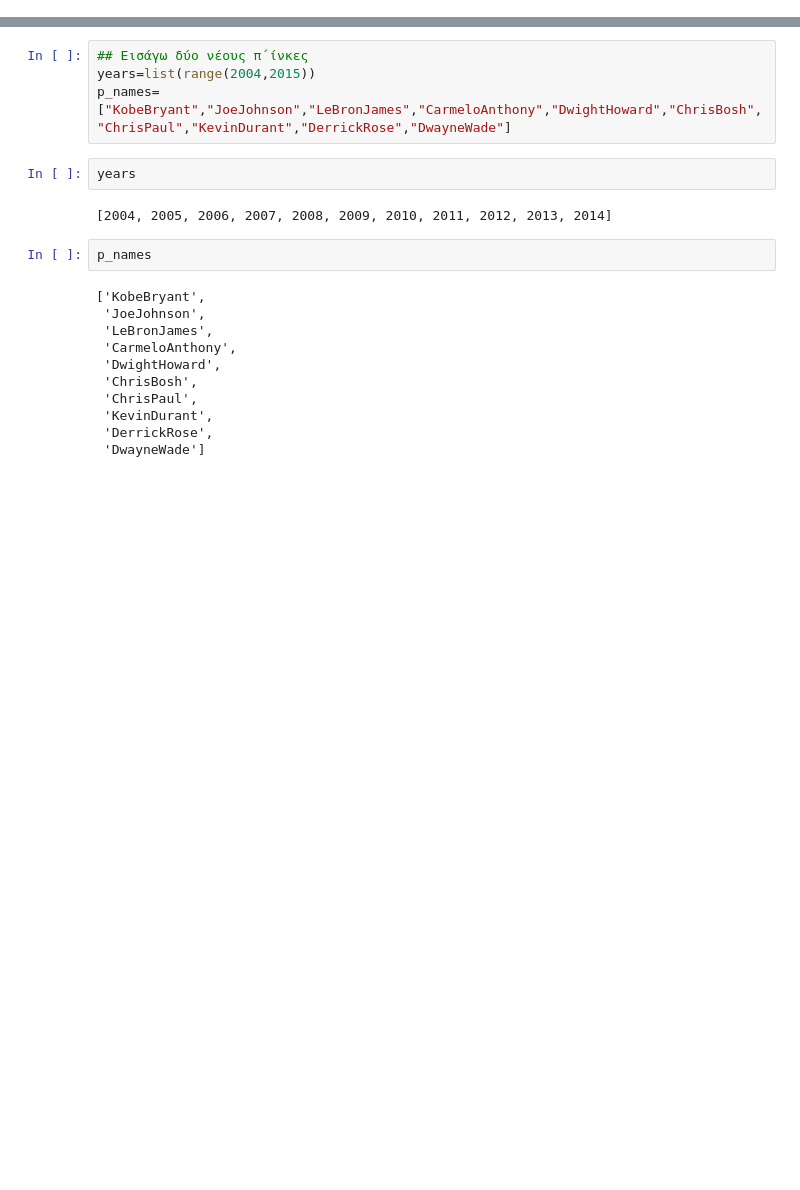
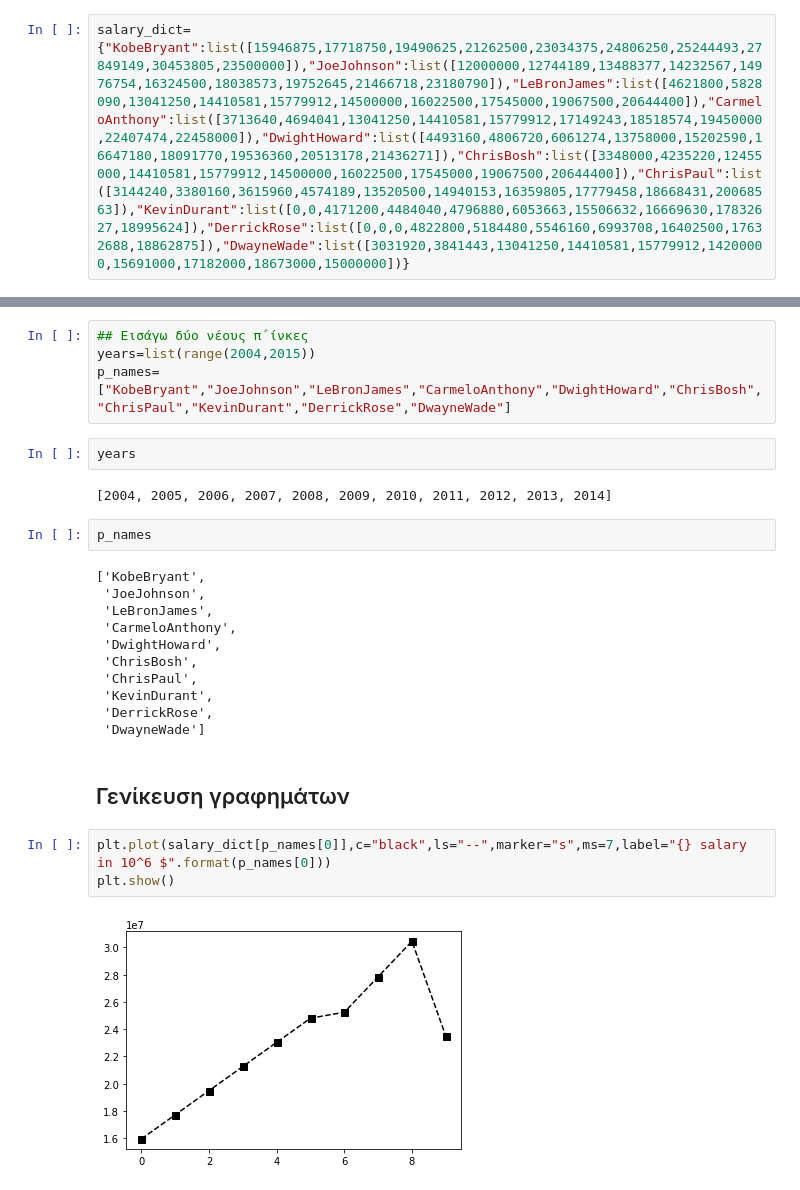
Before and after one commit to Chrikon/Python_Examples, a Jupyter notebook: Matrices.ipynb, the cells around one changed output, grey strips where cells are left out. Drawn from its saved outputs; the diff is of its cells as text; blank space fills up the shorter version.

```diff
--- a/Matrices.ipynb
+++ b/Matrices.ipynb
@@ -182,2 +180,4 @@ salary_dict={"KobeBryant":[15946875,17718750,19490625,21262500,23034375,24806250
+# %%
+salary_dict={"KobeBryant":list([15946875,17718750,19490625,21262500,23034375,24806250,25244493,27849149,30453805,23500000]),"JoeJohnson":list([12000000,12744189,13488377,14232567,14976754,16324500,18038573,19752645,21466718,23180790]),"LeBronJames":list([4621800,5828090,13041250,14410581,15779912,14500000,16022500,17545000,19067500,20644400]),"CarmeloAnthony":list([3713640,4694041,13041250,14410581,15779912,17149243,18518574,19450000,22407474,22458000]),"DwightHoward":list([4493160,4806720,6061274,13758000,15202590,16647180,18091770,19536360,20513178,21436271]),"ChrisBosh":list([3348000,4235220,12455000,14410581,15779912,14500000,16022500,17545000,19067500,20644400]),"ChrisPaul":list([3144240,3380160,3615960,4574189,13520500,14940153,16359805,17779458,18668431,20068563]),"KevinDurant":list([0,0,4171200,4484040,4796880,6053663,15506632,16669630,17832627,18995624]),"DerrickRose":list([0,0,0,4822800,5184480,5546160,6993708,16402500,17632688,18862875]),"DwayneWade":list([3031920,3841443,13041250,14410581,15779912,14200000,15691000,17182000,18673000,15000000])}
 # %%
 ##Print all collumns ή καλύτερα τα πεδία (field) της εγγραφής (record) που αφορά στον δείκτη "KobeBryant"
@@ -222,3 +222,10 @@ p_names
  'KevinDurant',
  'DerrickRose',
  'DwayneWade']
+# %% [markdown]
+## Γενίκευση γραφημάτων
+# %%
+plt.plot(salary_dict[p_names[0]],c="black",ls="--",marker="s",ms=7,label="{} salary in 10^6 $".format(p_names[0]))
+plt.show()
+# %% [output]
+[figure, added]
```
Also changed, not shown: parts of 5 cells of this notebook.
